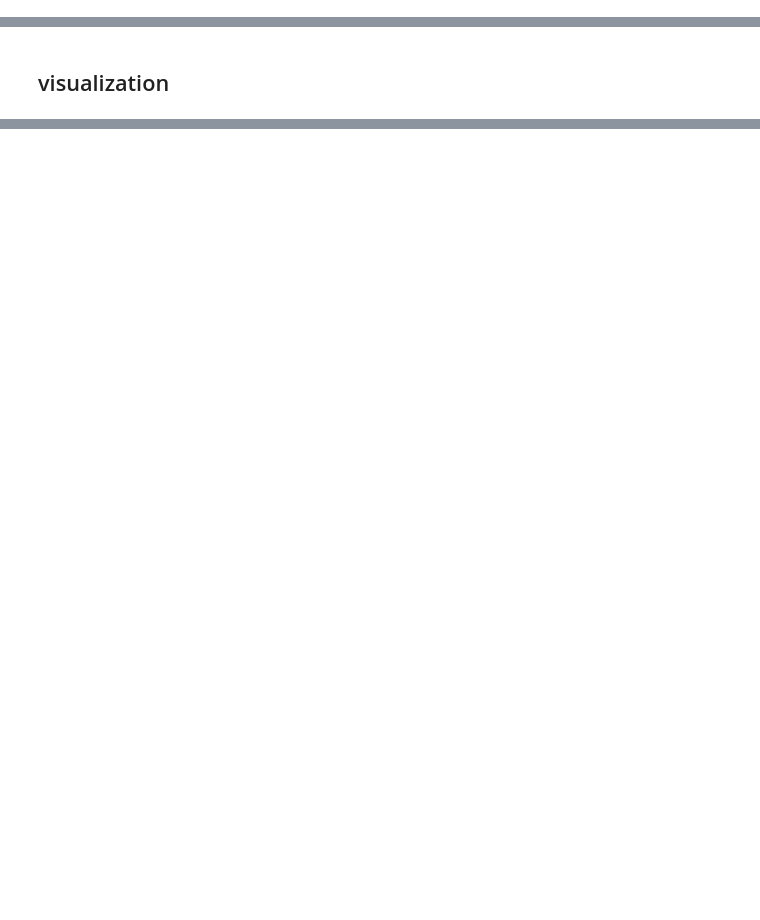
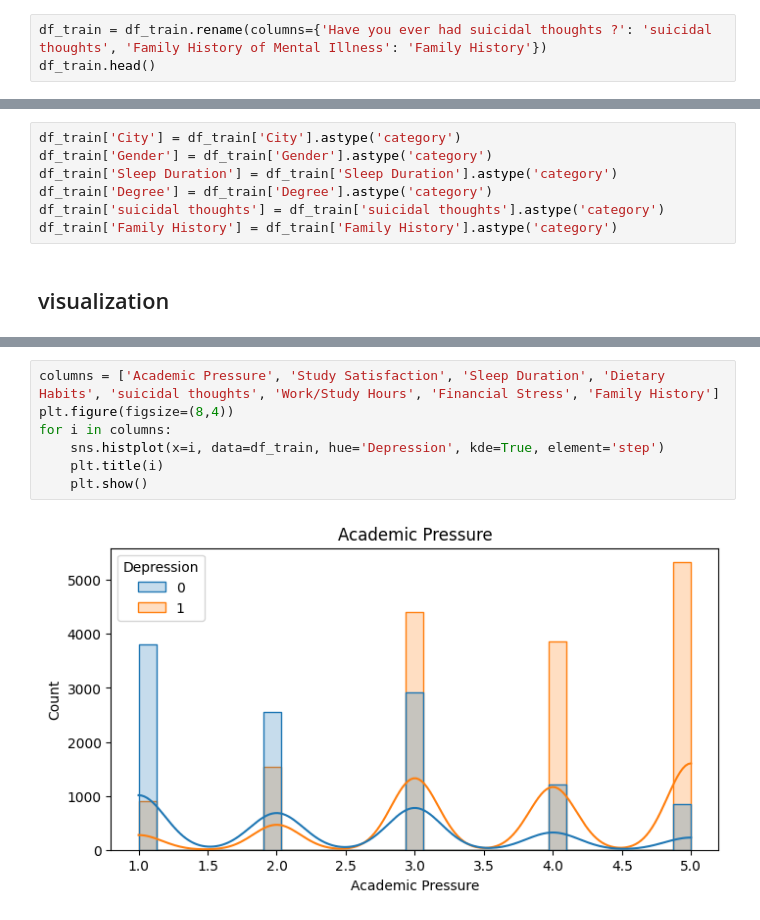
Before and after one commit to DenysHorshcov/pet2, a Jupyter notebook: pet2.ipynb, the cells around one changed output, grey strips where cells are left out. Saved outputs shown, nothing was run; the diff lists cells and outputs as text; blank space fills up the shorter version.

Commit message:
finish visualization

```diff
--- a/pet2.ipynb
+++ b/pet2.ipynb
@@ -408,3 +408,6 @@ df_train.head()
 | 2 | Male | 31.0 | Srinagar | 3.0 | 7.03 | 5.0 | 'Less than 5 hours' | ... |
 | 3 | Female | 28.0 | Varanasi | 3.0 | 5.59 | 2.0 | '7-8 hours' | ... |
 | 4 | Female | 25.0 | Jaipur | 4.0 | 8.13 | 3.0 | '5-6 hours' | ... |
+# %%
+df_train = df_train.rename(columns={'Have you ever had suicidal thoughts ?': 'suicidal thoughts', 'Family History of Mental Illness': 'Family History'})
+df_train.head()
@@ -411,2 +421,9 @@ df_train.head()
+# %%
+df_train['City'] = df_train['City'].astype('category')
+df_train['Gender'] = df_train['Gender'].astype('category')
+df_train['Sleep Duration'] = df_train['Sleep Duration'].astype('category')
+df_train['Degree'] = df_train['Degree'].astype('category')
+df_train['suicidal thoughts'] = df_train['suicidal thoughts'].astype('category')
+df_train['Family History'] = df_train['Family History'].astype('category')
 # %% [markdown]
 ## visualization
@@ -412,0 +509,9 @@ df_train.head()
+# %%
+columns = ['Academic Pressure', 'Study Satisfaction', 'Sleep Duration', 'Dietary Habits', 'suicidal thoughts', 'Work/Study Hours', 'Financial Stress', 'Family History']
+plt.figure(figsize=(8,4))
+for i in columns:
+    sns.histplot(x=i, data=df_train, hue='Depression', kde=True, element='step')
+    plt.title(i)
+    plt.show()
+# %% [output]
+[figure, added]
```
Also changed, not shown: parts of 23 cells of this notebook.
